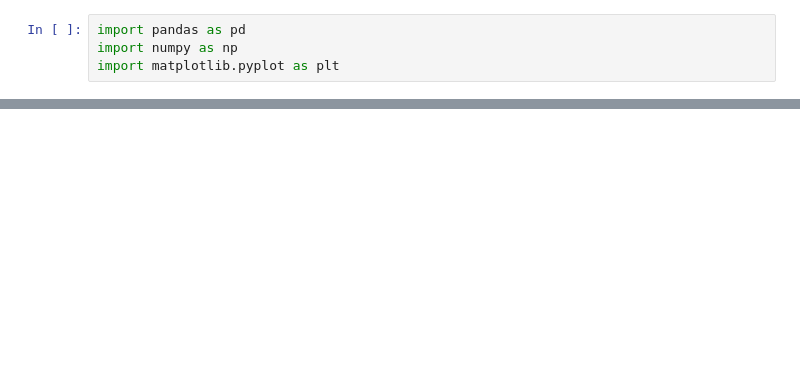
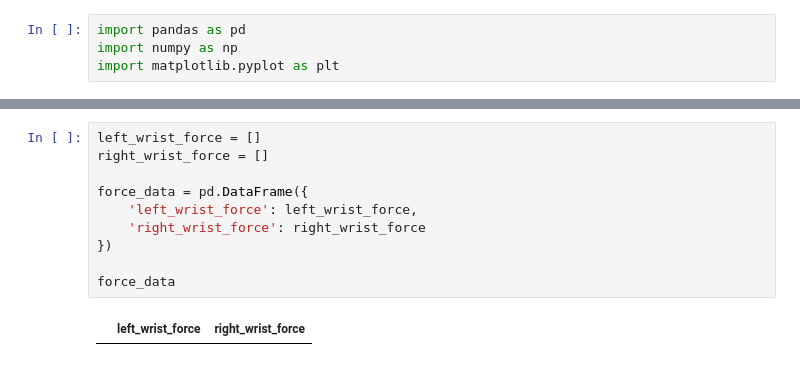
Before and after one commit to sportshackdays/Challenge-1-Performance-Metrics-in-Sports-Climbing, a Jupyter notebook: script/energy_cost.ipynb, the cells around one changed output, grey strips where cells are left out. Cells and saved outputs as stored; diff of their text form; blank space fills up the shorter version.

Commit message:
first calculation of wrist force

```diff
--- a/script/energy_cost.ipynb
+++ b/script/energy_cost.ipynb
@@ -26,0 +109,12 @@ data
+# %%
+left_wrist_force = []
+right_wrist_force = []
+
+force_data = pd.DataFrame({
+    'left_wrist_force': left_wrist_force,
+    'right_wrist_force': right_wrist_force
+})
+
+force_data
+# %% [output]
+|  | left_wrist_force | right_wrist_force |
```
Also changed, not shown: parts of 16 cells of this notebook.
